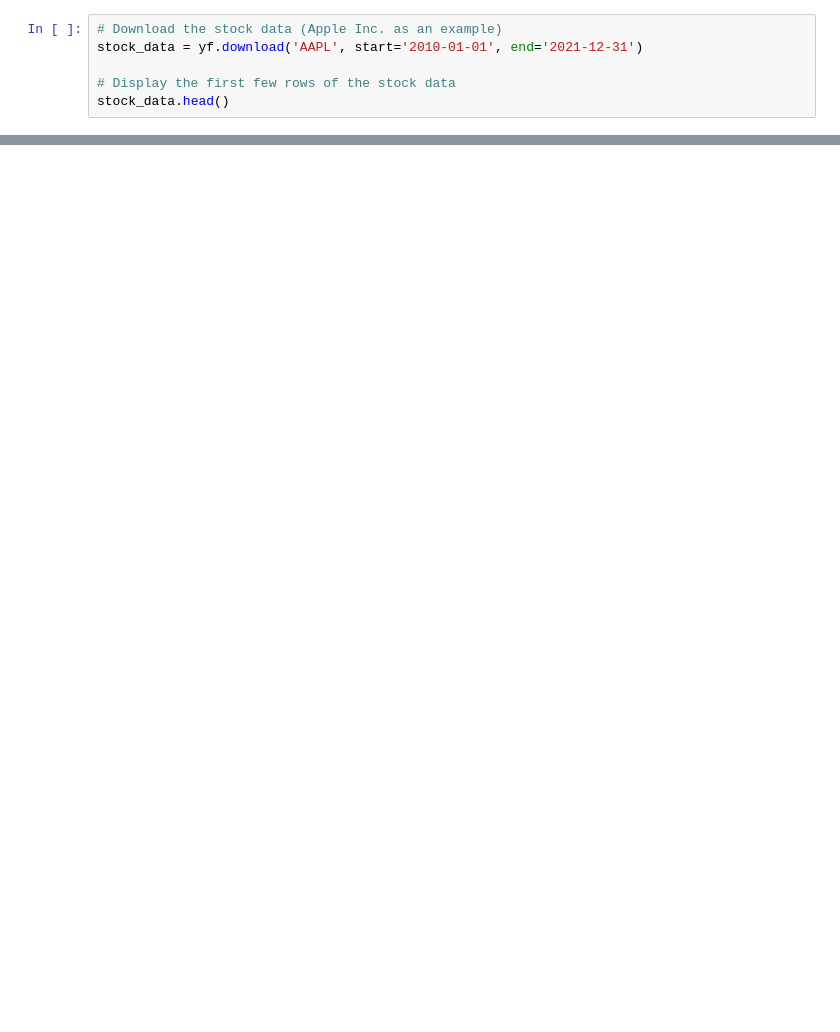
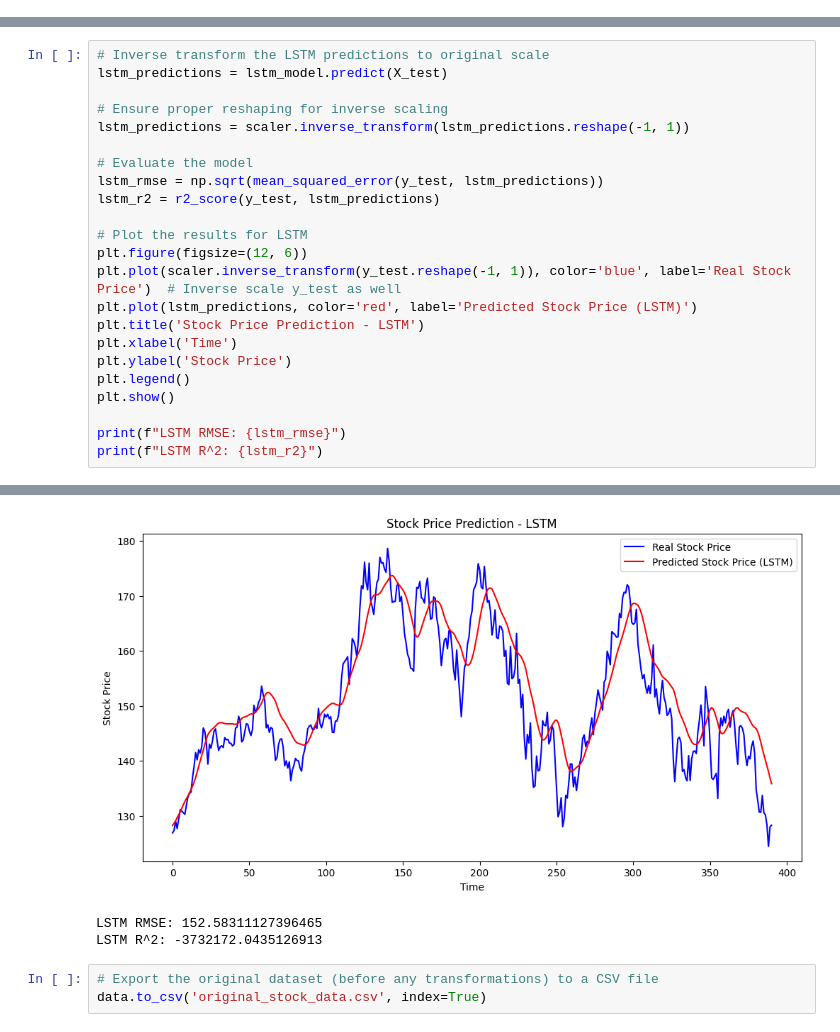
Before and after one commit to zootedmbm/Stock-Price-Prediction, a Jupyter notebook: code.ipynb, the cells around one changed output, grey strips where cells are left out. Drawn from its saved outputs; the diff is of its cells as text; blank space fills up the shorter version.

```diff
--- a/code.ipynb
+++ b/code.ipynb
@@ -11,6 +0,0 @@ import ta  # Technical Analysis library for additional indicators
-# %%
-# Download the stock data (Apple Inc. as an example)
-stock_data = yf.download('AAPL', start='2010-01-01', end='2021-12-31')
-
-# Display the first few rows of the stock data
-stock_data.head()
@@ -202,0 +88,24 @@ Predictions for the test set saved to 'predicted_stock_prices.csv'.
+# %%
+# Inverse transform the LSTM predictions to original scale
+lstm_predictions = lstm_model.predict(X_test)
+
+# Ensure proper reshaping for inverse scaling
+lstm_predictions = scaler.inverse_transform(lstm_predictions.reshape(-1, 1))
+
+# Evaluate the model
+lstm_rmse = np.sqrt(mean_squared_error(y_test, lstm_predictions))
+lstm_r2 = r2_score(y_test, lstm_predictions)
+
+# Plot the results for LSTM
+plt.figure(figsize=(12, 6))
+plt.plot(scaler.inverse_transform(y_test.reshape(-1, 1)), color='blue', label='Real Stock Price')  # Inverse scale y_test as well
+plt.plot(lstm_predictions, color='red', label='Predicted Stock Price (LSTM)')
+plt.title('Stock Price Prediction - LSTM')
+plt.xlabel('Time')
+plt.ylabel('Stock Price')
+plt.legend()
+plt.show()
+
+print(f"LSTM RMSE: {lstm_rmse}")
+print(f"LSTM R^2: {lstm_r2}")
+# %% [output]
@@ -202,0 +113,6 @@ Predictions for the test set saved to 'predicted_stock_prices.csv'.
+[figure, added]
+LSTM RMSE: 152.58311127396465
+LSTM R^2: -3732172.0435126913
+# %%
+# Export the original dataset (before any transformations) to a CSV file
+data.to_csv('original_stock_data.csv', index=True)
```
Also changed, not shown: parts of 15 cells of this notebook, 4 other files.
